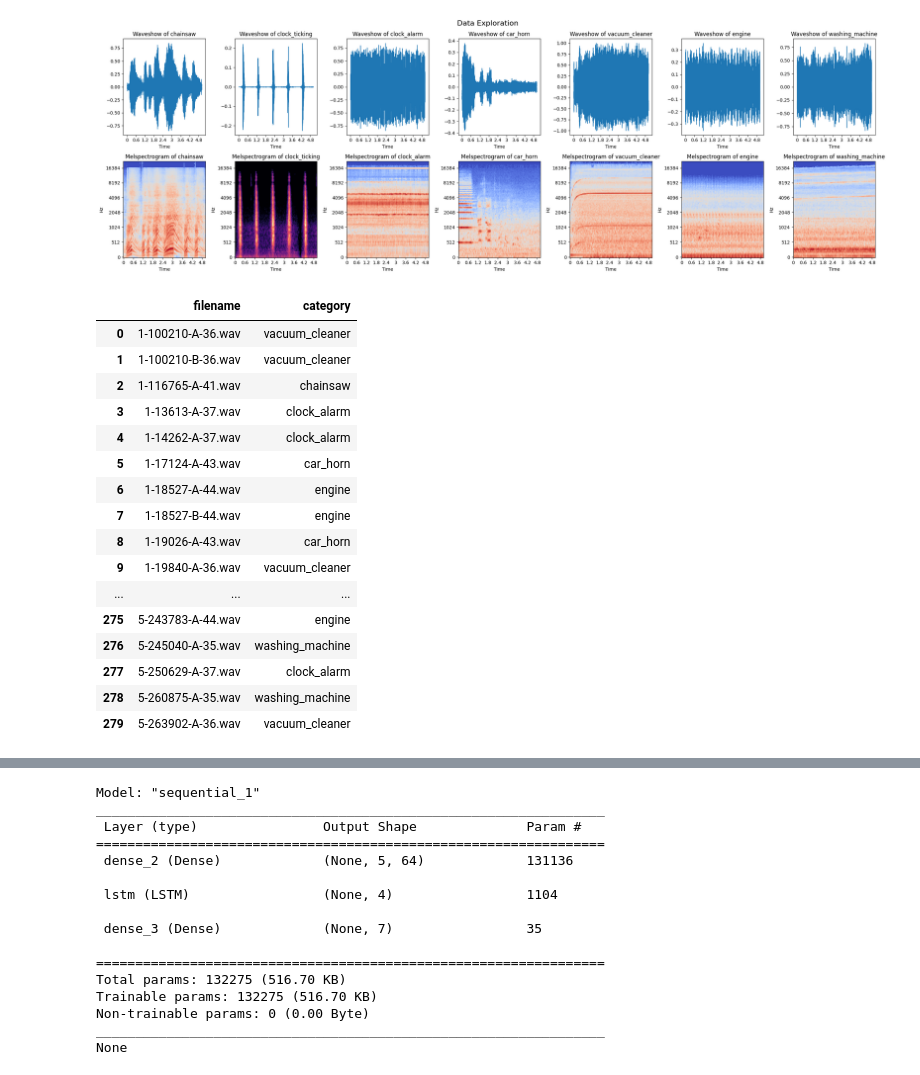
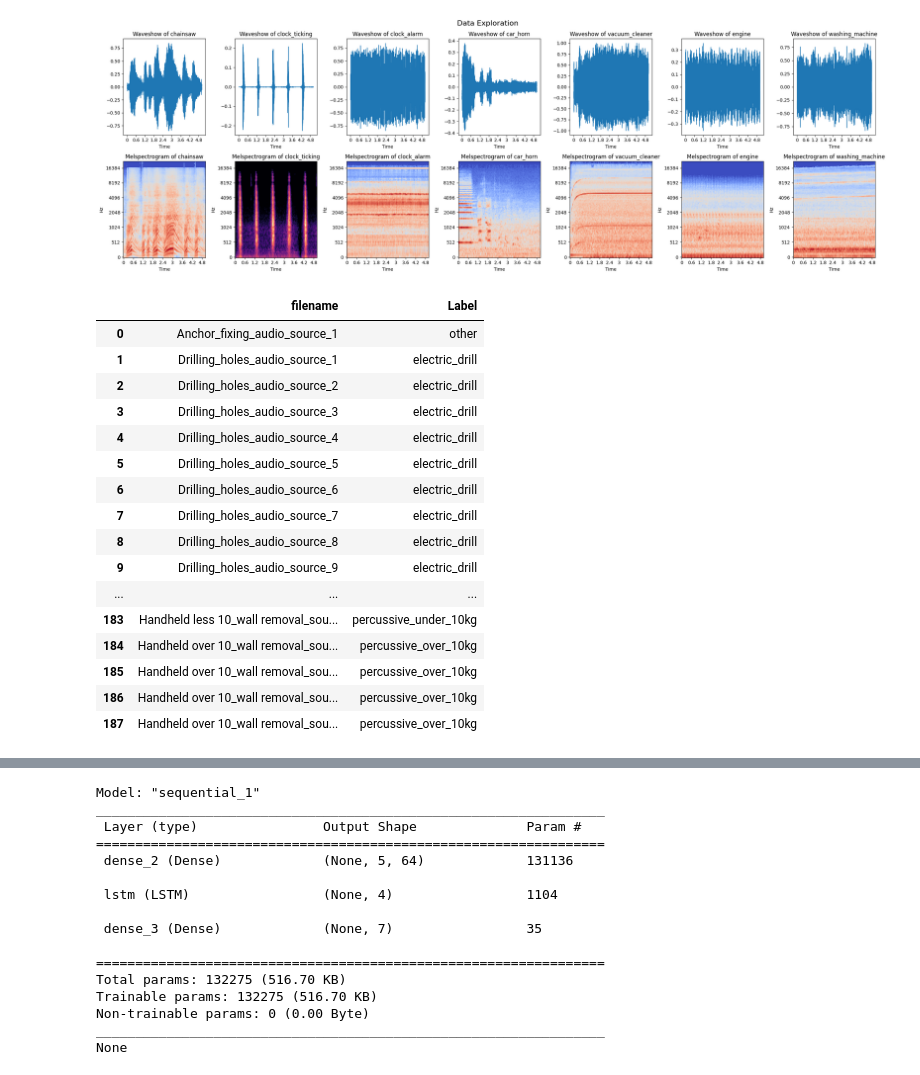
Before and after one commit to yinghong7/EPD_AI, a Jupyter notebook: NoisePC.ipynb, the cells around one changed output, grey strips where cells are left out. Saved outputs shown, nothing was run; the diff lists cells and outputs as text; code cells hidden in the pictures.

```diff
--- a/NoisePC.ipynb
+++ b/NoisePC.ipynb
@@ -56,23 +61,27 @@ plt.show()
   librosa.display.waveshow(y=audio, sr=sr, x_axis='time', ax=axs[i])
   librosa.display.waveshow(y=audio, sr=sr, x_axis='time', ax=axs[i])
 [figure]
-# %%
-featuredata=data[['filename', 'category']]#grab only the relevant columns
-# %% [output]
-|  | filename | category |
-| 0 | 1-100210-A-36.wav | vacuum_cleaner |
-| 1 | 1-100210-B-36.wav | vacuum_cleaner |
-| 2 | 1-116765-A-41.wav | chainsaw |
-| 3 | 1-13613-A-37.wav | clock_alarm |
-| 4 | 1-14262-A-37.wav | clock_alarm |
-| 5 | 1-17124-A-43.wav | car_horn |
-| 6 | 1-18527-A-44.wav | engine |
-| 7 | 1-18527-B-44.wav | engine |
-| 8 | 1-19026-A-43.wav | car_horn |
-| 9 | 1-19840-A-36.wav | vacuum_cleaner |
-| ... | ... | ... |
-| 275 | 5-243783-A-44.wav | engine |
-| 276 | 5-245040-A-35.wav | washing_machine |
-| 277 | 5-250629-A-37.wav | clock_alarm |
-| 278 | 5-260875-A-35.wav | washing_machine |
-| 279 | 5-263902-A-36.wav | vacuum_cleaner |
+# %%
+#Extract the data from the Master Datatable pdf and set the classes
+classes=["percussive_over_5kg,percussive_under_5kg,electric_drill,other"]
+data = pd.read_csv('/content/drive/MyDrive/EPDAI _Master_Datatable.csv')
+subset=data[data['Device'] =="phone"][["filename","Label"]]
+subset.style
+# %% [output]
+|  | filename | Label |
+| 0 | Anchor_fixing_audio_source_1 | other |
+| 1 | Drilling_holes_audio_source_1 | electric_drill |
+| 2 | Drilling_holes_audio_source_2 | electric_drill |
+| 3 | Drilling_holes_audio_source_3 | electric_drill |
+| 4 | Drilling_holes_audio_source_4 | electric_drill |
+| 5 | Drilling_holes_audio_source_5 | electric_drill |
+| 6 | Drilling_holes_audio_source_6 | electric_drill |
+| 7 | Drilling_holes_audio_source_7 | electric_drill |
+| 8 | Drilling_holes_audio_source_8 | electric_drill |
+| 9 | Drilling_holes_audio_source_9 | electric_drill |
+| ... | ... | ... |
+| 183 | Handheld less 10_wall removal_sou... | percussive_under_10kg |
+| 184 | Handheld over 10_wall removal_sou... | percussive_over_10kg |
+| 185 | Handheld over 10_wall removal_sou... | percussive_over_10kg |
+| 186 | Handheld over 10_wall removal_sou... | percussive_over_10kg |
+| 187 | Handheld over 10_wall removal_sou... | percussive_over_10kg |
```
Also changed, not shown: parts of 16 cells of this notebook.
